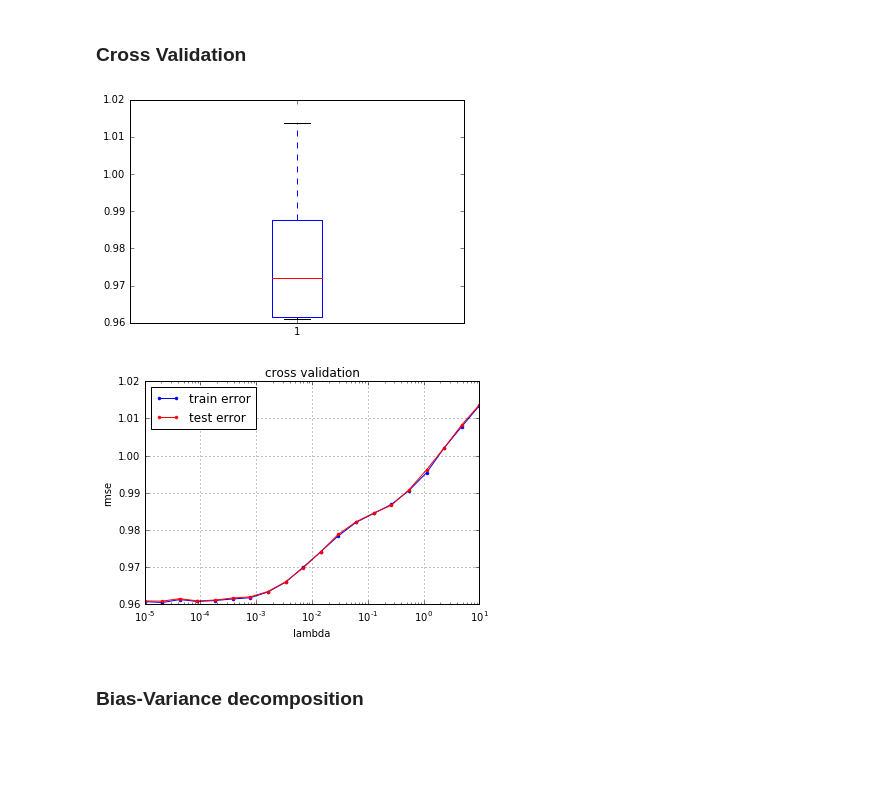
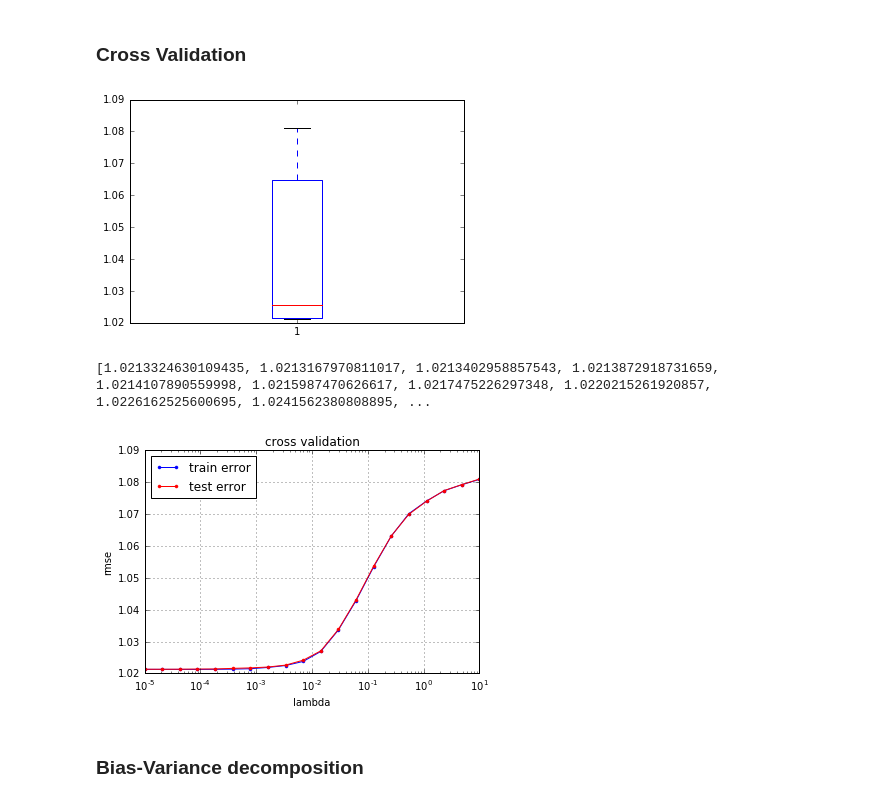
Before and after one commit to Walono/ML_project1, a Jupyter notebook: projects/project1/scripts/project1-Lois.ipynb, the cells around one changed output. Cells and saved outputs as stored; diff of their text form; code cells hidden in the pictures; blank space fills up the shorter version.

```diff
--- a/projects/project1/scripts/project1-Lois.ipynb
+++ b/projects/project1/scripts/project1-Lois.ipynb
@@ -122,7 +154,7 @@ mean_tX = averageData(tX)
 # %% [markdown]
 ### Squared
 # %%
-tx_squares = build_poly_matrix(tX, 2)
+tx_squares = build_poly_matrix(remove_tX, 1)
 # %% [markdown]
 ### Sqrt
 # %% [markdown]
@@ -177,12 +230,13 @@ print(w_ridge)
 ### Cross Validation
 # %%
 #Data split for the tests
-x_tr, y_tr, x_te, y_te = split_data(tX, y, 0.4)
+#x_tr, y_tr, x_te, y_te = split_data(tX, y, 0.4)
 
 cross_validation_demo(y, tx_squares)
 # %% [output]
-[figure, old version]
+[figure, new version]
+[1.0213324630109435, 1.0213167970811017, 1.0213402958857543, 1.0213872918731659, 1.0214107890559998, 1.0215987470626617, 1.0217475226297348, 1.0220215261920857, 1.0226162525600695, 1.0241562380808895, ...
-[figure, old version]
+[figure, new version]
 # %% [markdown]
 ###  Bias-Variance decomposition
 # %% [markdown]
```
Also changed, not shown: parts of 12 cells of this notebook, 5 other files.
